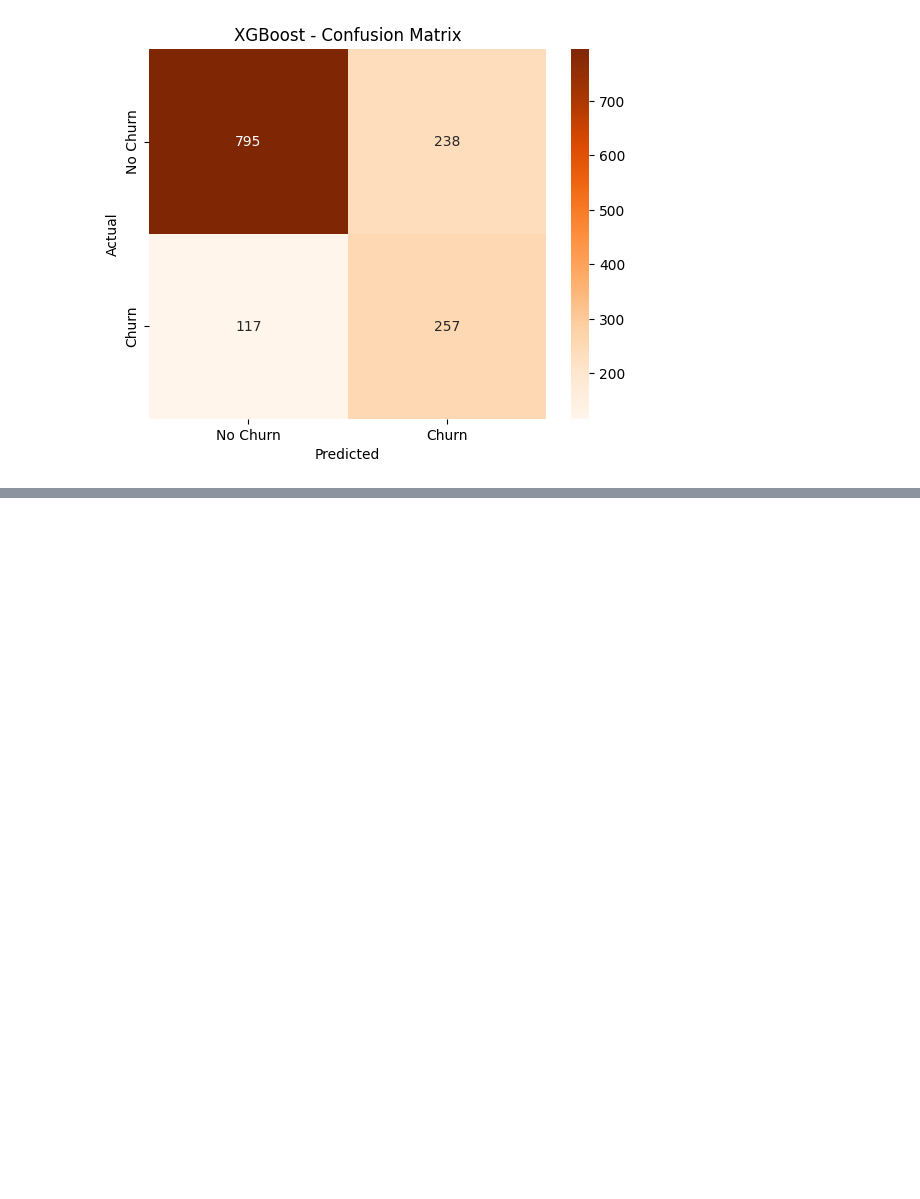
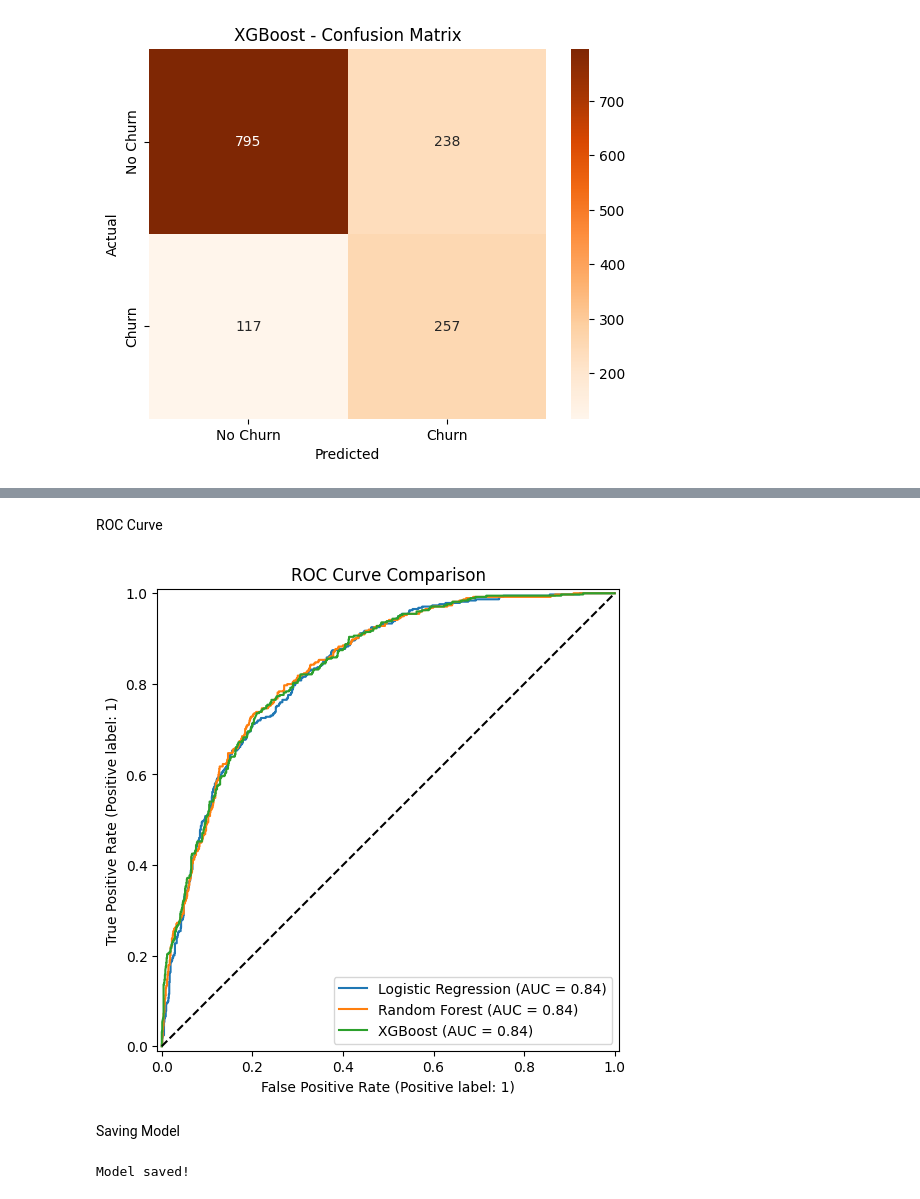
Before and after one commit to sudhanshurajput27/Customer-Churn-Prediction, a Jupyter notebook: notebooks/03_modeling.ipynb, the cells around one changed output, grey strips where cells are left out. Saved outputs shown, nothing was run; the diff lists cells and outputs as text; code cells hidden in the pictures; blank space fills up the shorter version.

```diff
--- a/notebooks/03_modeling.ipynb
+++ b/notebooks/03_modeling.ipynb
@@ -178,0 +317,26 @@ Random Forest Baseline:
+# %% [markdown]
+ROC Curve
+# %%
+from sklearn.metrics import RocCurveDisplay
+
+fig, ax = plt.subplots(figsize=(8, 6))
+
+for name, (model, _) in models.items():
+    RocCurveDisplay.from_estimator(model, X_test, y_test, ax=ax, name=name)
+
+ax.plot([0, 1], [0, 1], 'k--', label='Random Guess')
+plt.title("ROC Curve Comparison")
+plt.show()
+# %% [output]
+[figure, added]
+# %% [markdown]
+Saving Model
+# %%
+import pickle
+
+with open("../models/best_model_rf.pkl", "wb") as f:
+    pickle.dump(best_rf, f)
+
+print("Model saved!")
+# %% [output]
+Model saved!
```
Also changed, not shown: parts of 7 cells of this notebook, 1 other file.
